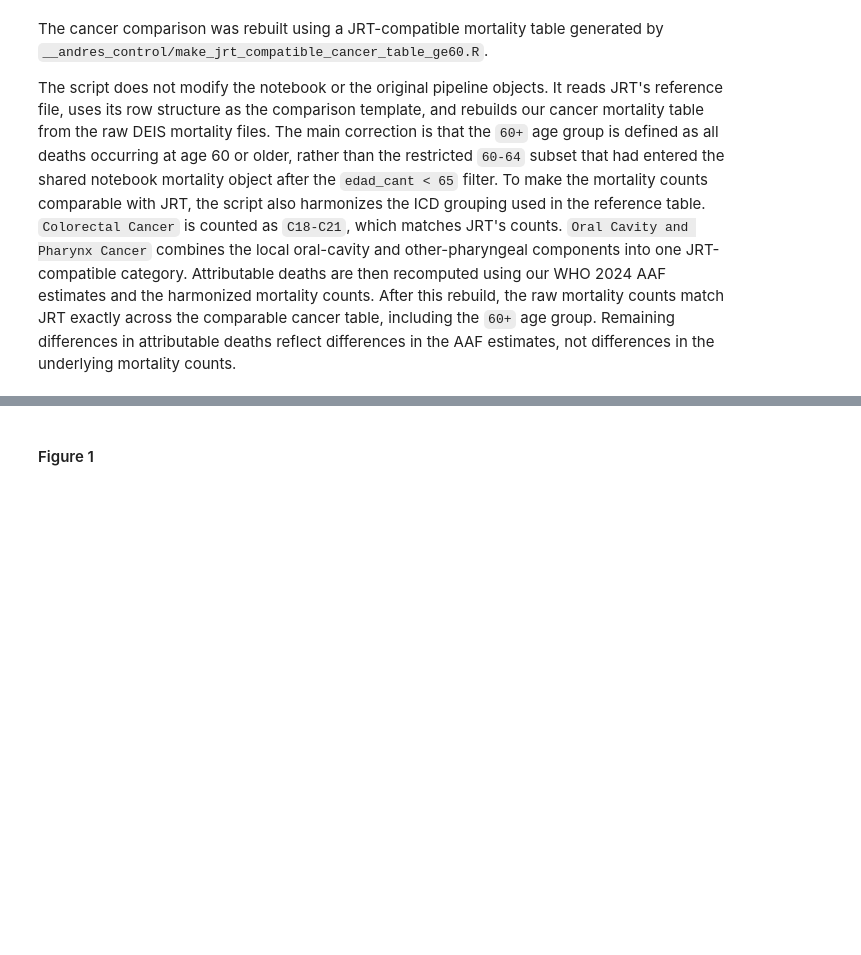
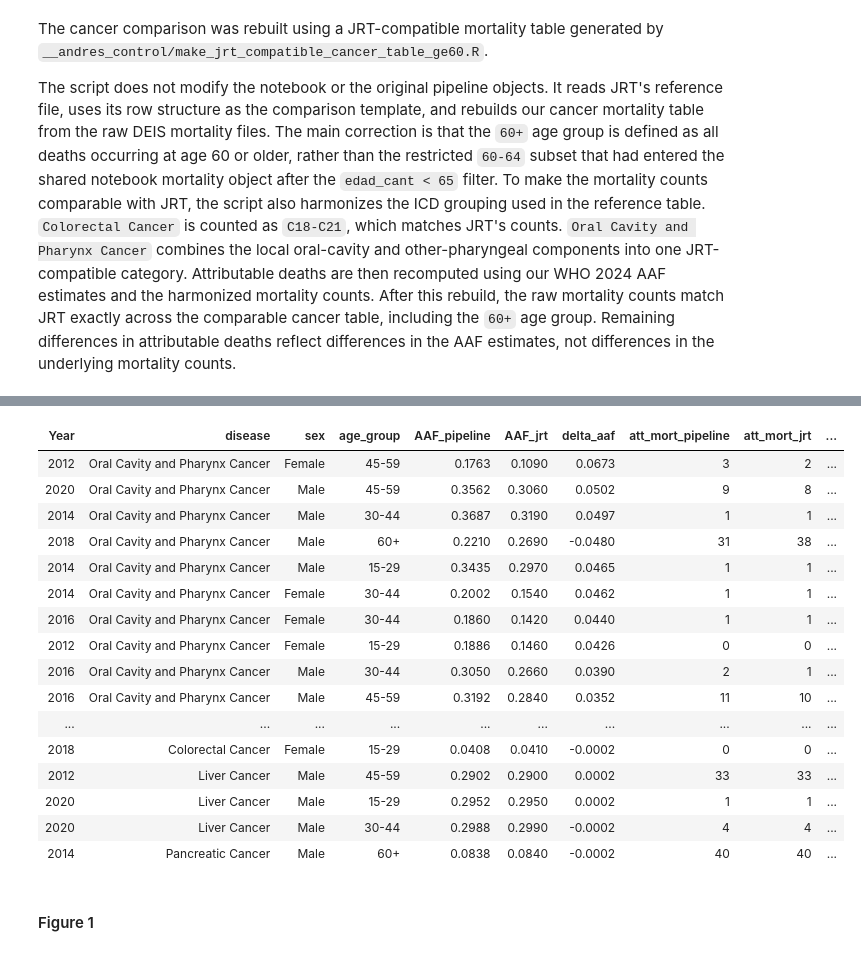
Before and after one commit to ACC1240138/expandPIF, a Jupyter notebook: __andres_control/expand_pif.ipynb, the cells around one changed output, grey strips where cells are left out. Saved outputs shown, nothing was run; the diff lists cells and outputs as text; code cells hidden in the pictures; blank space fills up the shorter version.

```diff
--- a/__andres_control/expand_pif.ipynb
+++ b/__andres_control/expand_pif.ipynb
@@ -4045 +4080,70 @@ message(sprintf(
 [0.00 min] Reading JRT-compatible cancer comparison outputs.
+# %%
+#| label: mort-trends-age-sex-chile17-cancer-4-comparable-comparison-diffs-attr-deaths
+#| results: "hold"
+
+top_diffs_attr_d <- cancer_compare_comparable |>
+  dplyr::mutate(
+    delta_aaf = readr::parse_number(diff_AAF),
+    delta_attributable_deaths = diff_att_mort,
+    pct_delta_attributable_deaths = dplyr::if_else(
+      abs(att_mort_jrt) > 0,
+      100 * delta_attributable_deaths / abs(att_mort_jrt),
+      NA_real_
+    )
+  ) |>
+  dplyr::filter(abs(delta_aaf) > 0) |>
+  dplyr::select(
+    Year, disease, sex, age_group,
+    AAF_pipeline, AAF_jrt, delta_aaf,
+    att_mort_pipeline, att_mort_jrt,
+    att_mort_low_pipeline, att_mort_up_pipeline,
+    att_mort_low_jrt, att_mort_up_jrt,
+    delta_attributable_deaths,
+    pct_delta_attributable_deaths
+  ) |>
+  dplyr::arrange(
+  dplyr::desc(abs(delta_aaf))
+  )|>
+  # dplyr::mutate(
+  #   dplyr::across(
+  #     dplyr::matches("AAF_pipeline|AAF_jrt|delta_aaf"),
+  #     ~ sprintf("%.4f", .x)
+  #   ),
+  #   dplyr::across(
+  #     dplyr::matches("att_mort_pipeline|att_mort_jrt|att_mort_low_pipeline|att_mort_up_pipeline|att_mort_low_jrt|att_mort_up_jrt|delta_attributable_deaths"),
+  #     ~ as.integer(.x)
+  #   ),
+  dplyr::mutate(
+    pct_delta_attributable_deaths = dplyr::if_else(
+      is.na(pct_delta_attributable_deaths),
+      NA_character_,
+      sprintf("%.2f%%", pct_delta_attributable_deaths)
+    )
+  )
+
+tbl_top_diffs_attr_d <-
+top_diffs_attr_d |>
+   knitr::kable(
+    format = "html")
+
+
+caption_top_diffs_attr_d_html <- htmltools::tags$p(
+  style = "font-family: Arial, sans-serif; font-size: 0.95em; font-weight: bold; margin-bottom: 0.3em;",
+  "Top differences in cancer AAF estimates: WHO 2025 age-sex RRs vs. JRT estimates (both 60+ age group)",
+  htmltools::tags$br(),
+  htmltools::tags$span(
+    style = "font-weight: normal; font-size: 0.9em;",
+    ""
+  )
+)
+htmltools::browsable(
+  htmltools::tags$div(
+    caption_top_diffs_attr_d_html,
+    htmltools::tags$div(
+      style = "max-height: 500px; overflow-y: auto; border: 0px solid #ddd;",
+      htmltools::HTML(tbl_top_diffs_attr_d)
+    )
+  )
+)
+# %% [output]
@@ -4046,3 +4151,20 @@ message(sprintf(
+| Year | disease | sex | age_group | AAF_pipeline | AAF_jrt | delta_aaf | att_mort_pipeline | att_mort_jrt | ... |
+| 2012 | Oral Cavity and Pharynx Cancer | Female | 45-59 | 0.1763 | 0.1090 | 0.0673 | 3 | 2 | ... |
+| 2020 | Oral Cavity and Pharynx Cancer | Male | 45-59 | 0.3562 | 0.3060 | 0.0502 | 9 | 8 | ... |
+| 2014 | Oral Cavity and Pharynx Cancer | Male | 30-44 | 0.3687 | 0.3190 | 0.0497 | 1 | 1 | ... |
+| 2018 | Oral Cavity and Pharynx Cancer | Male | 60+ | 0.2210 | 0.2690 | -0.0480 | 31 | 38 | ... |
+| 2014 | Oral Cavity and Pharynx Cancer | Male | 15-29 | 0.3435 | 0.2970 | 0.0465 | 1 | 1 | ... |
+| 2014 | Oral Cavity and Pharynx Cancer | Female | 30-44 | 0.2002 | 0.1540 | 0.0462 | 1 | 1 | ... |
+| 2016 | Oral Cavity and Pharynx Cancer | Female | 30-44 | 0.1860 | 0.1420 | 0.0440 | 1 | 1 | ... |
+| 2012 | Oral Cavity and Pharynx Cancer | Female | 15-29 | 0.1886 | 0.1460 | 0.0426 | 0 | 0 | ... |
+| 2016 | Oral Cavity and Pharynx Cancer | Male | 30-44 | 0.3050 | 0.2660 | 0.0390 | 2 | 1 | ... |
+| 2016 | Oral Cavity and Pharynx Cancer | Male | 45-59 | 0.3192 | 0.2840 | 0.0352 | 11 | 10 | ... |
+| ... | ... | ... | ... | ... | ... | ... | ... | ... | ... |
+| 2018 | Colorectal Cancer | Female | 15-29 | 0.0408 | 0.0410 | -0.0002 | 0 | 0 | ... |
+| 2012 | Liver Cancer | Male | 45-59 | 0.2902 | 0.2900 | 0.0002 | 33 | 33 | ... |
+| 2020 | Liver Cancer | Male | 15-29 | 0.2952 | 0.2950 | 0.0002 | 1 | 1 | ... |
+| 2020 | Liver Cancer | Male | 30-44 | 0.2988 | 0.2990 | -0.0002 | 4 | 4 | ... |
+| 2014 | Pancreatic Cancer | Male | 60+ | 0.0838 | 0.0840 | -0.0002 | 40 | 40 | ... |
 # %% [markdown]
 #### Figure 1
 # %%
```
Also changed, not shown: parts of 26 cells of this notebook, 28 other files.
